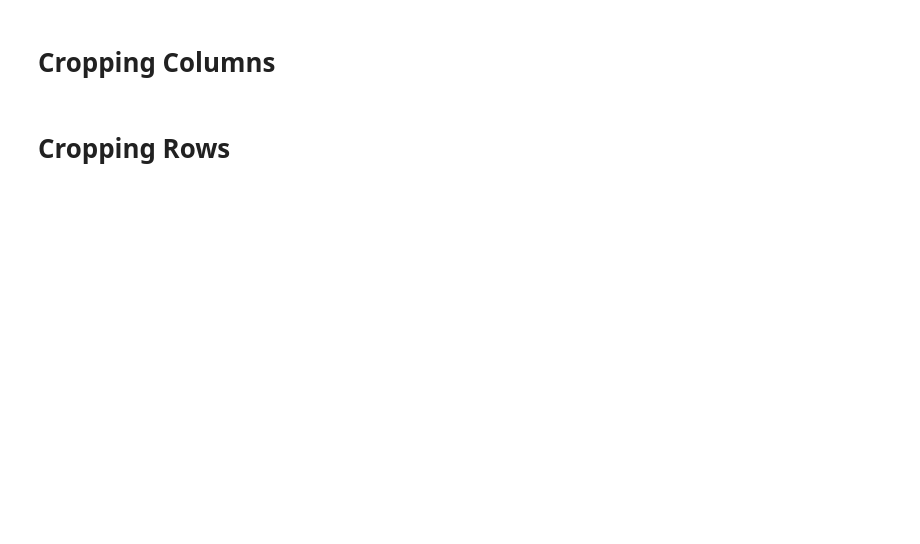
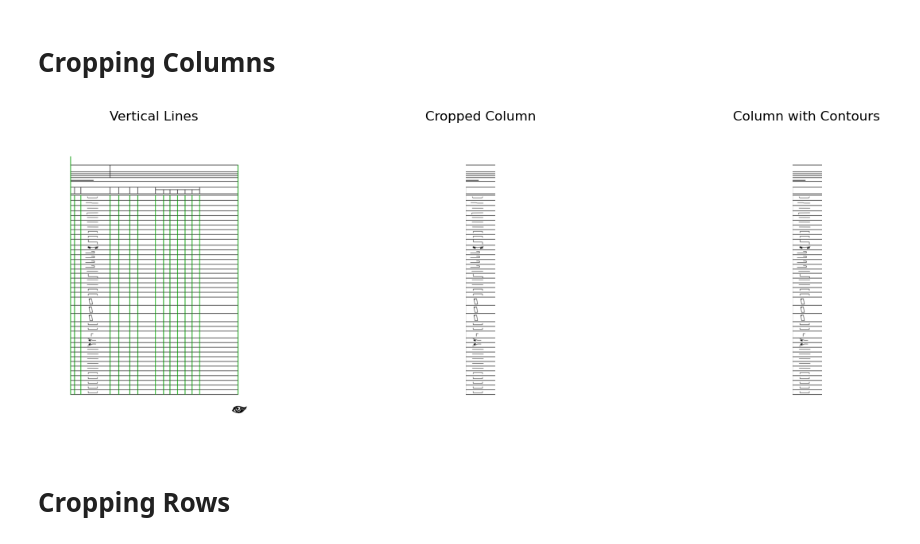
Before and after one commit to NIKHIL0653/Bend-Detection-and-Image-Classification, a Jupyter notebook: Main/Framework.ipynb, the cells around one changed output. Drawn from its saved outputs; the diff is of its cells as text; code cells hidden in the pictures; blank space fills up the shorter version.

```diff
--- a/Main/Framework.ipynb
+++ b/Main/Framework.ipynb
@@ -11,14 +88,14 @@ import numpy as np
 import matplotlib.pyplot as plt
 
 # Read the image using OpenCV
-img_path = "p.png"
+img_path = "BBS_1_image_1.png"
 img = cv2.imread(img_path, cv2.IMREAD_GRAYSCALE)
 
 # Apply Gaussian blur to reduce noise
-blurred_img = cv2.GaussianBlur(img, (5, 5), 0)
+# blurred_img = cv2.GaussianBlur(img, (5, 5), 0)
 
 # Apply Canny edge detection
-edges = cv2.Canny(blurred_img, 50, 150, apertureSize=3)
+edges = cv2.Canny(img, 50, 150, apertureSize=3)
 
 # Find contours using hierarchical contouring
 contours, hierarchy = cv2.findContours(edges, cv2.RETR_TREE, cv2.CHAIN_APPROX_SIMPLE)
@@ -69,33 +146,35 @@ for i in range(len(vertical_lines) - 1):
         best_column_img = img[:, x1:x2]
         best_column_contours = column_contours
         best_x1 = x1
         best_x2 = x2
 
 # Plot the images side by side
 fig, axes = plt.subplots(1, 3, figsize=(15, 5))
 
 # Original image with detected vertical lines
 axes[0].imshow(lines_img)
 axes[0].set_title('Vertical Lines')
 axes[0].axis('off')
 
 if best_column_img is not None:
     # Cropped column with contours
     axes[1].imshow(best_column_img, cmap='gray')
     axes[1].set_title('Cropped Column')
     axes[1].axis('off')
 
     # Column with drawn contours
     best_column_contour_img = cv2.cvtColor(best_column_img, cv2.COLOR_GRAY2BGR)
     for contour in best_column_contours:
         cv2.drawContours(best_column_contour_img, [contour], -1, (0, 255, 0), 2)
 
     axes[2].imshow(best_column_contour_img)
     axes[2].set_title('Column with Contours')
     axes[2].axis('off')
     cv2.imwrite(f"cropped_column.png", best_column_img)
 
 plt.show()
+# %% [output]
+[figure, added]
 # %% [markdown]
 # Cropping Rows
 # %%
```
Also changed, not shown: parts of 12 cells of this notebook, 49 other files.
